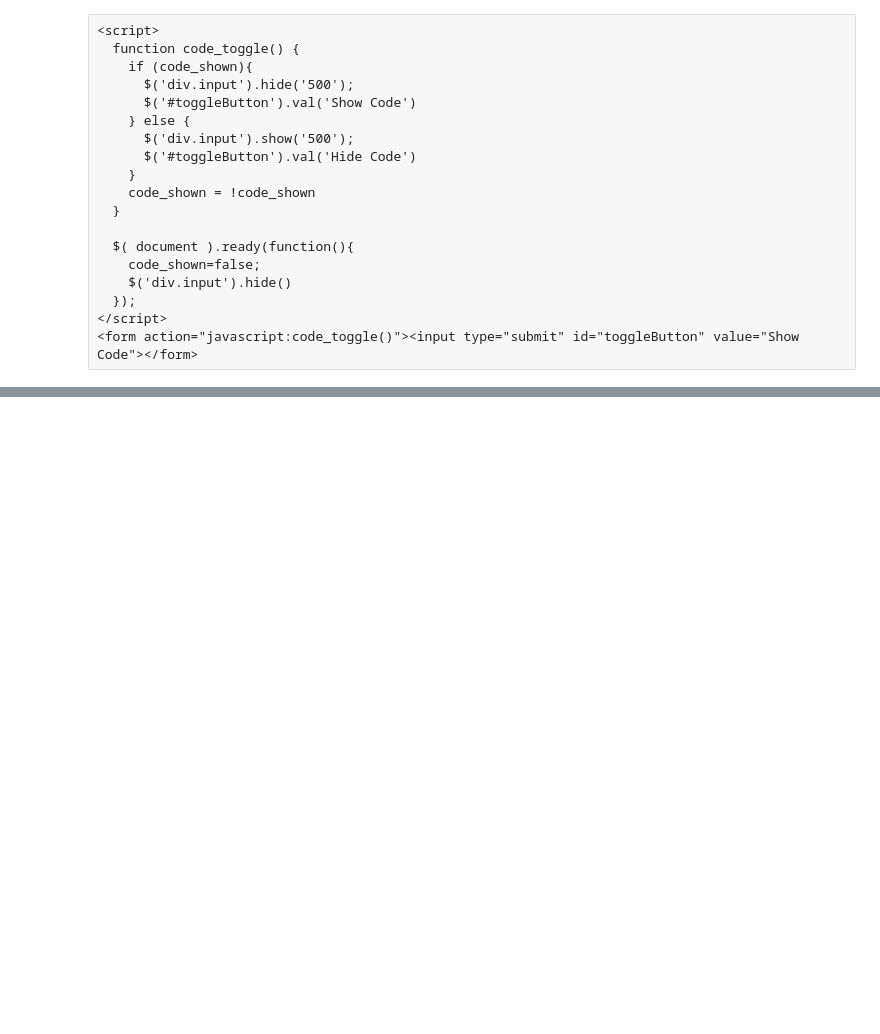
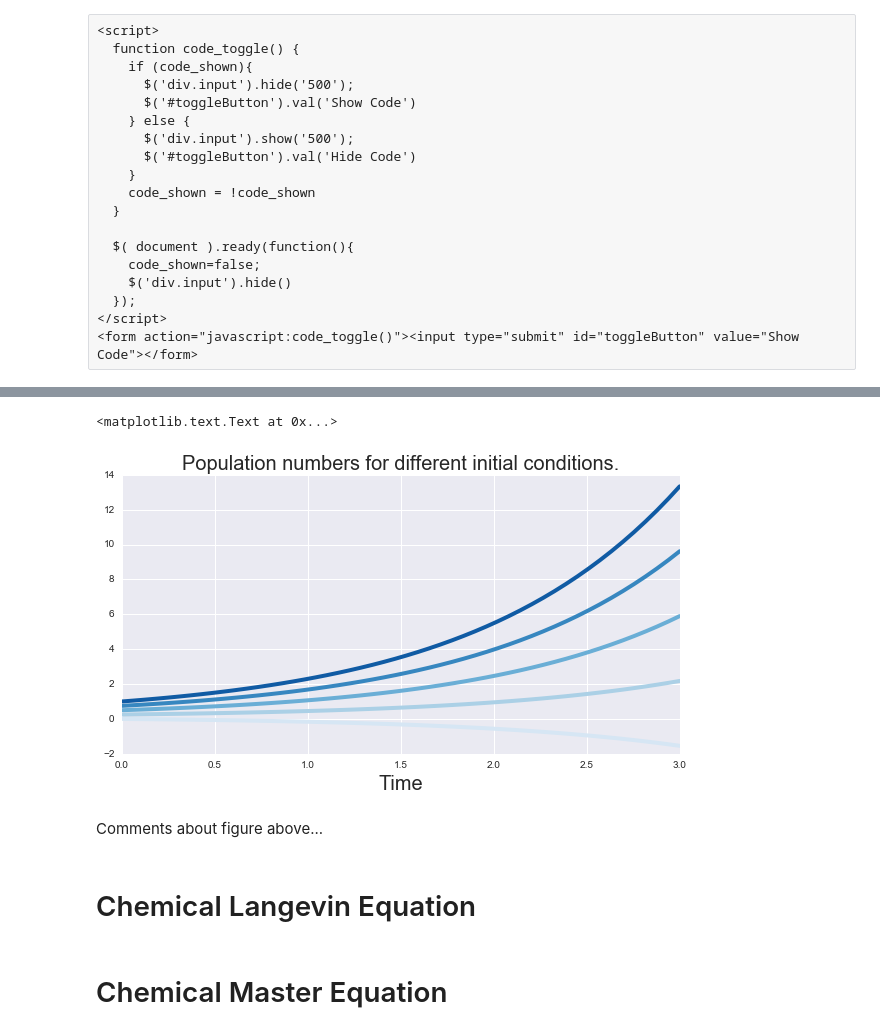
Before and after one commit to kgourgou/stoch-algo-variational-inference, a Jupyter notebook: ipython_notebooks/reactions.ipynb, the cells around one changed output, grey strips where cells are left out. Saved outputs shown, nothing was run; the diff lists cells and outputs as text; code cells hidden in the pictures; blank space fills up the shorter version.

```diff
--- a/ipython_notebooks/reactions.ipynb
+++ b/ipython_notebooks/reactions.ipynb
@@ -40,0 +67,24 @@ The reaction network of choice shall be :
+# %%
+# Solution of the RRE
+def x(t,x0=3,a=0.1,mu=0.9):
+    return (x0-a/mu)*np.exp(t*mu)+a/mu
+# %%
+t = np.linspace(0,3)
+x0list = np.linspace(0,1,5)
+
+sns.set_palette("Blues",n_colors=5)
+
+for x0 in x0list:
+ pl.plot(t,x(t,x0),linewidth=4)
+
+pl.title('Population numbers for different initial conditions.', fontsize=20)
+pl.xlabel('Time',fontsize=20)
+# %% [output]
+<matplotlib.text.Text at 0x...>
+[figure, added]
+# %% [markdown]
+Comments about figure above...
+# %% [markdown]
+# Chemical Langevin Equation
+# %% [markdown]
+# Chemical Master Equation
```
Also changed, not shown: parts of 1 cell of this notebook, 1 other file.
